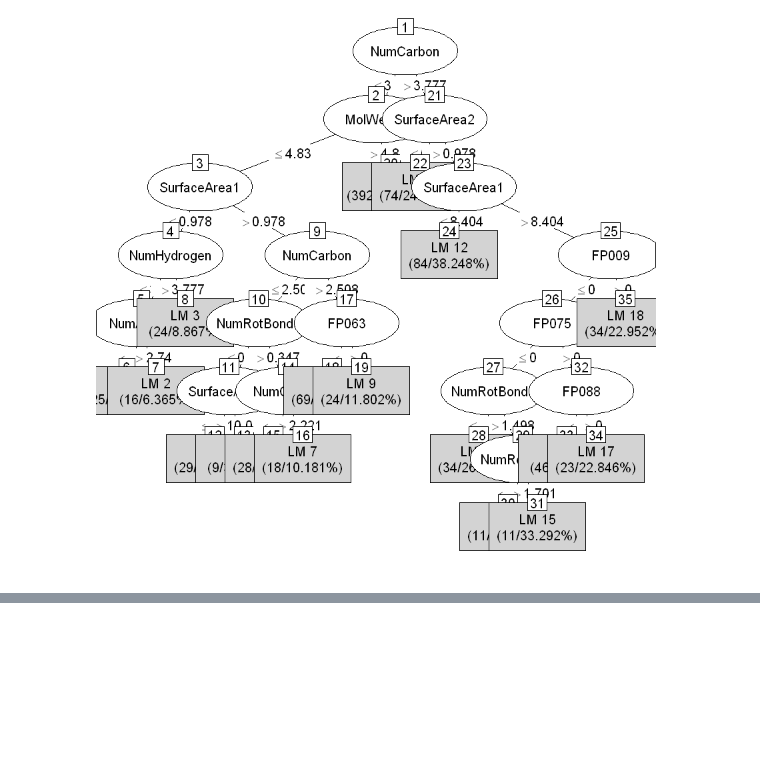
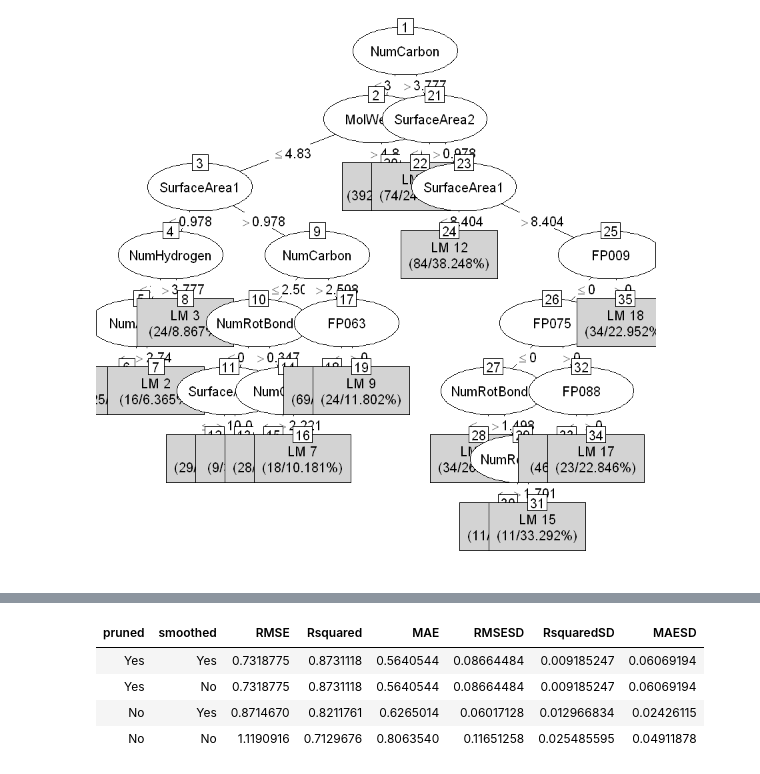
Before and after one commit to Randallzoeng/BookClub, a Jupyter notebook: AppliedPredictiveModeling/Chap. 8 Regression Trees and Rule-Based Models.ipynb, the cells around one changed output, grey strips where cells are left out. Drawn from its saved outputs; the diff is of its cells as text; code cells hidden in the pictures; blank space fills up the shorter version.

```diff
--- a/AppliedPredictiveModeling/Chap. 8 Regression Trees and Rule-Based Models.ipynb
+++ b/AppliedPredictiveModeling/Chap. 8 Regression Trees and Rule-Based Models.ipynb
@@ -104,7 +104,8 @@ plot(fit_mtree)
 # %%
 # fit_rtree <- M5Rules(solTrainY~.,data = df)
 # summary(fit_rtree)
+set.seed(100)
 fit_rtree <- train(solTrainXtrans,solTrainY,method = "M5Rules",
-                  trControl=trainControl(method = "cv"))
+                  trControl=trainControl(method = "cv",number=3))
 # %%
 plot(fit_rtree)
@@ -110,0 +114,8 @@ plot(fit_rtree)
+# %%
+fit_rtree$results
+# %% [output]
+| pruned | smoothed | RMSE | Rsquared | MAE | RMSESD | RsquaredSD | MAESD |
+| Yes | Yes | 0.7318775 | 0.8731118 | 0.5640544 | 0.08664484 | 0.009185247 | 0.06069194 |
+| Yes | No | 0.7318775 | 0.8731118 | 0.5640544 | 0.08664484 | 0.009185247 | 0.06069194 |
+| No | Yes | 0.8714670 | 0.8211761 | 0.6265014 | 0.06017128 | 0.012966834 | 0.02426115 |
+| No | No | 1.1190916 | 0.7129676 | 0.8063540 | 0.11651258 | 0.025485595 | 0.04911878 |
```
Also changed, not shown: parts of 6 cells of this notebook.
